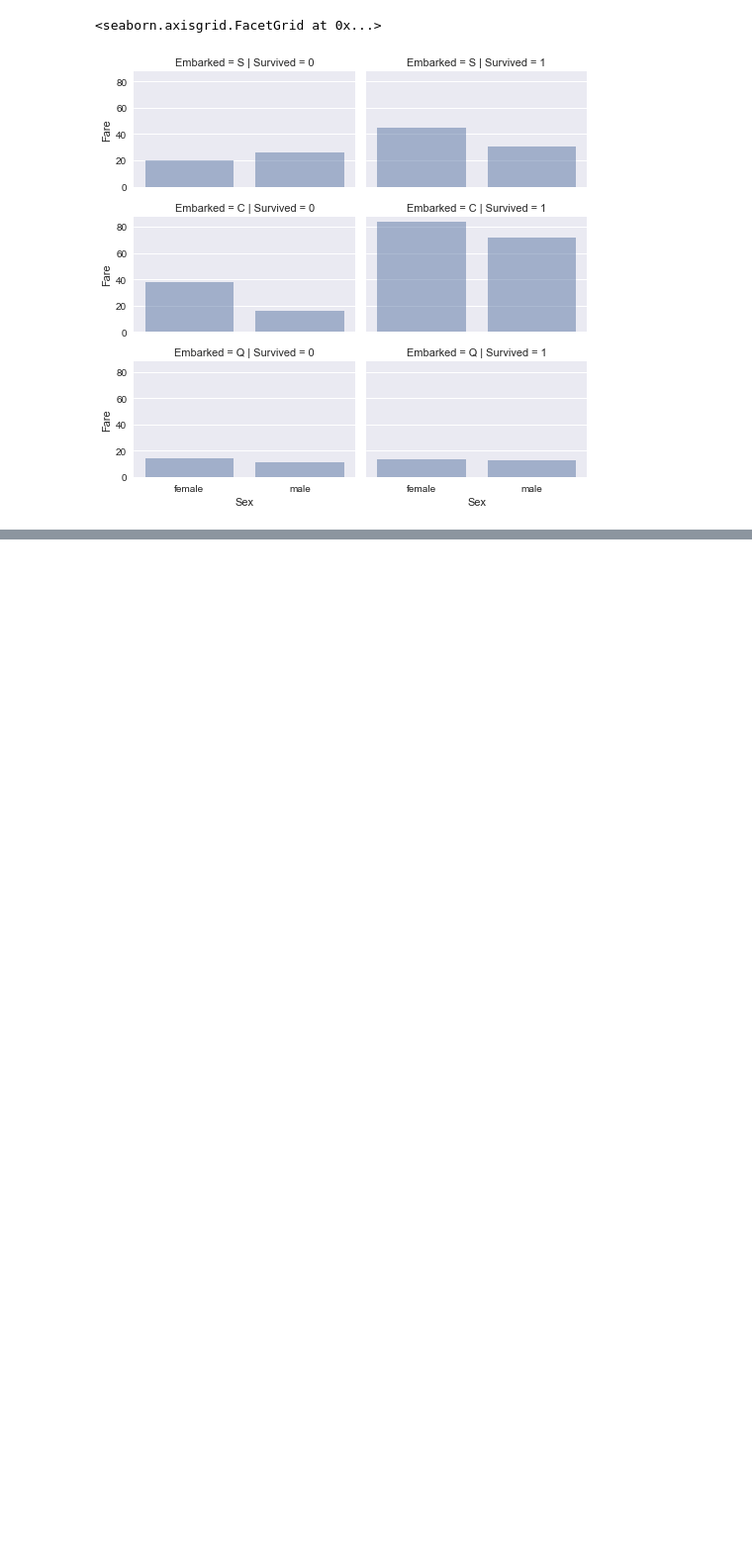
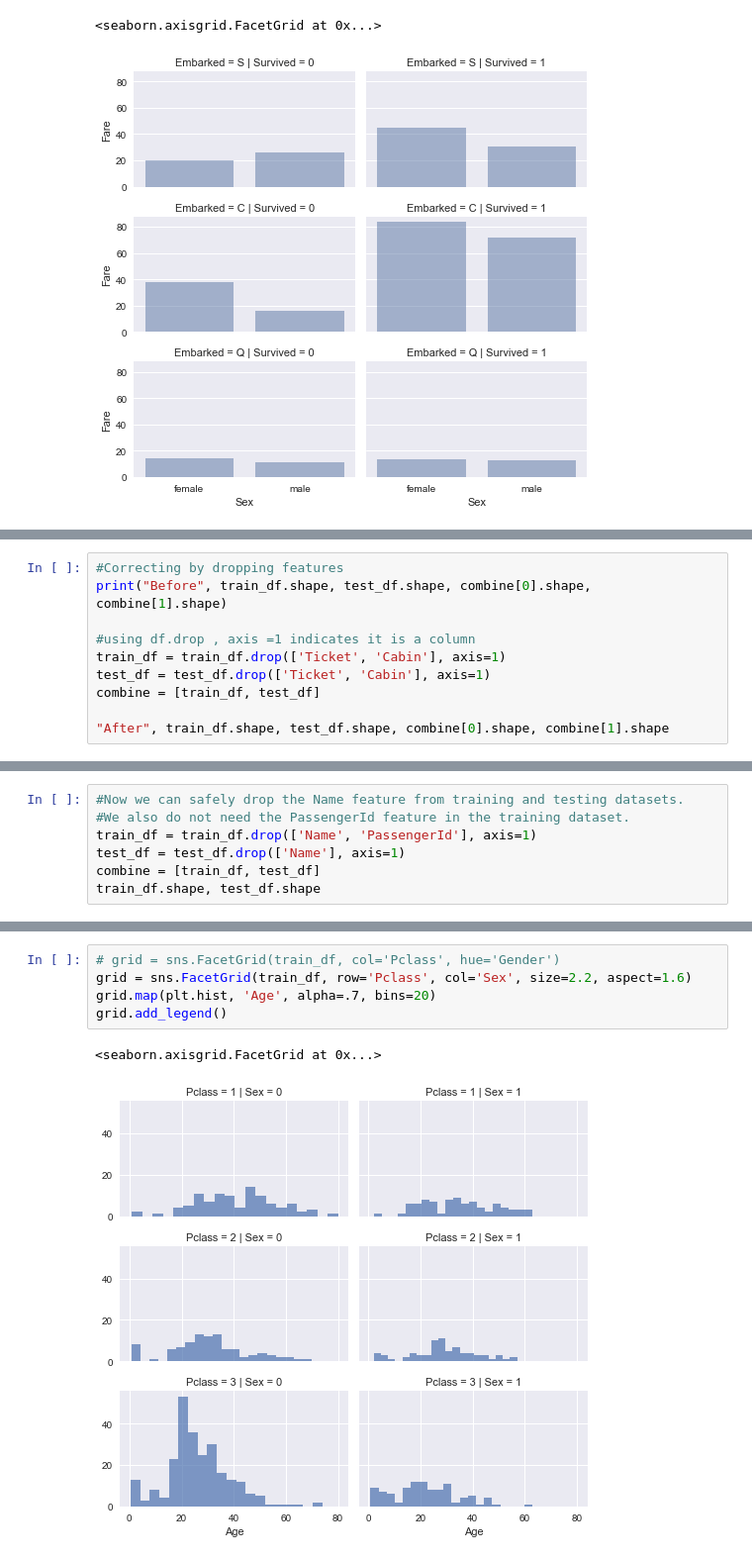
Before and after one commit to tvaditya/ipynb, a Jupyter notebook: titanicsml.ipynb, the cells around one changed output, grey strips where cells are left out. Shown at 99% size. Cells and saved outputs as stored; diff of their text form; blank space fills up the shorter version.

```diff
--- a/titanicsml.ipynb
+++ b/titanicsml.ipynb
@@ -179,0 +184,10 @@ grid.add_legend()
+# %%
+#Correcting by dropping features
+print("Before", train_df.shape, test_df.shape, combine[0].shape, combine[1].shape)
+
+#using df.drop , axis =1 indicates it is a column
+train_df = train_df.drop(['Ticket', 'Cabin'], axis=1)
+test_df = test_df.drop(['Ticket', 'Cabin'], axis=1)
+combine = [train_df, test_df]
+
+"After", train_df.shape, test_df.shape, combine[0].shape, combine[1].shape
@@ -179,0 +256,7 @@ grid.add_legend()
+# %%
+#Now we can safely drop the Name feature from training and testing datasets.
+#We also do not need the PassengerId feature in the training dataset.
+train_df = train_df.drop(['Name', 'PassengerId'], axis=1)
+test_df = test_df.drop(['Name'], axis=1)
+combine = [train_df, test_df]
+train_df.shape, test_df.shape
@@ -179,0 +287,8 @@ grid.add_legend()
+# %%
+# grid = sns.FacetGrid(train_df, col='Pclass', hue='Gender')
+grid = sns.FacetGrid(train_df, row='Pclass', col='Sex', size=2.2, aspect=1.6)
+grid.map(plt.hist, 'Age', alpha=.7, bins=20)
+grid.add_legend()
+# %% [output]
+<seaborn.axisgrid.FacetGrid at 0x...>
+[figure, added]
```
Also changed, not shown: parts of 14 cells of this notebook.
